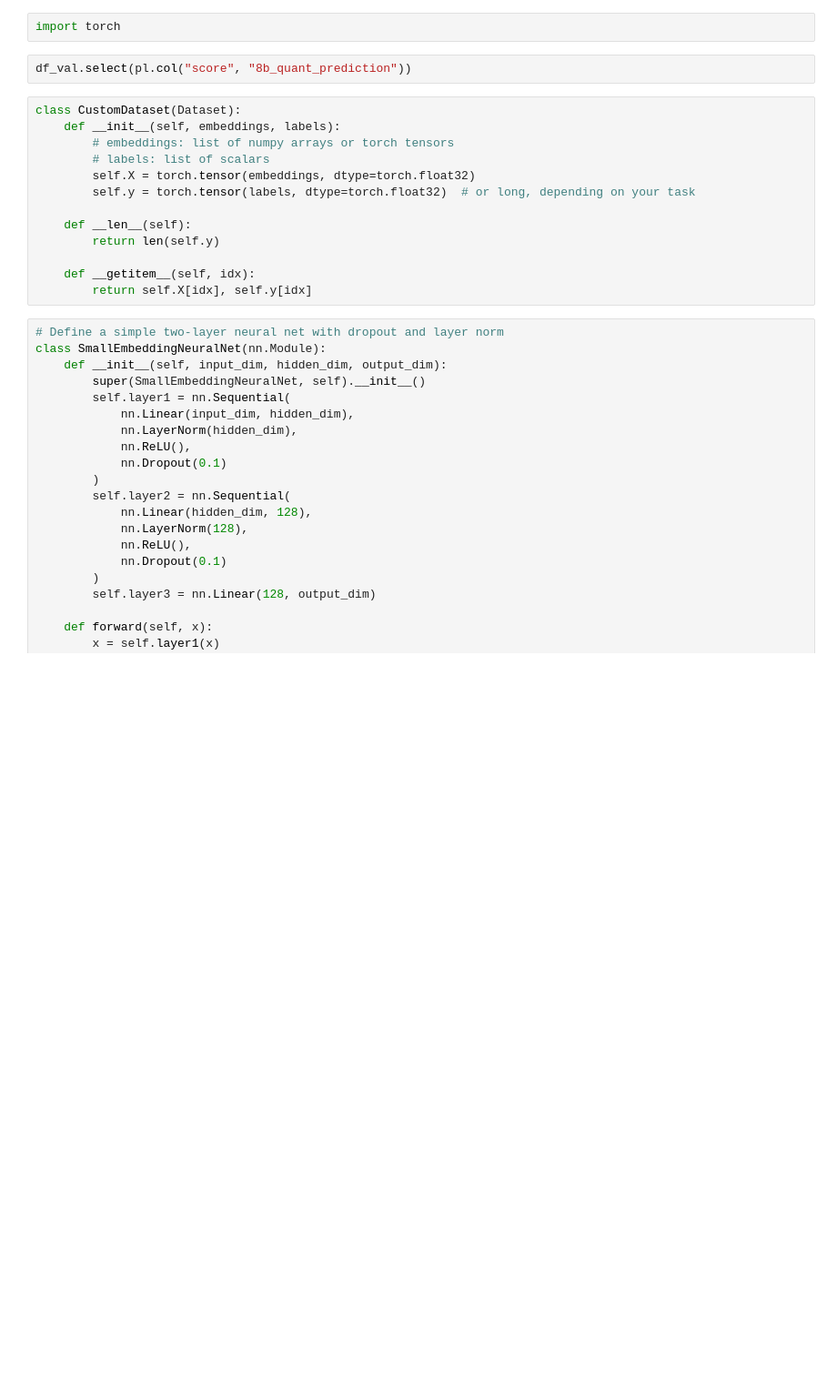
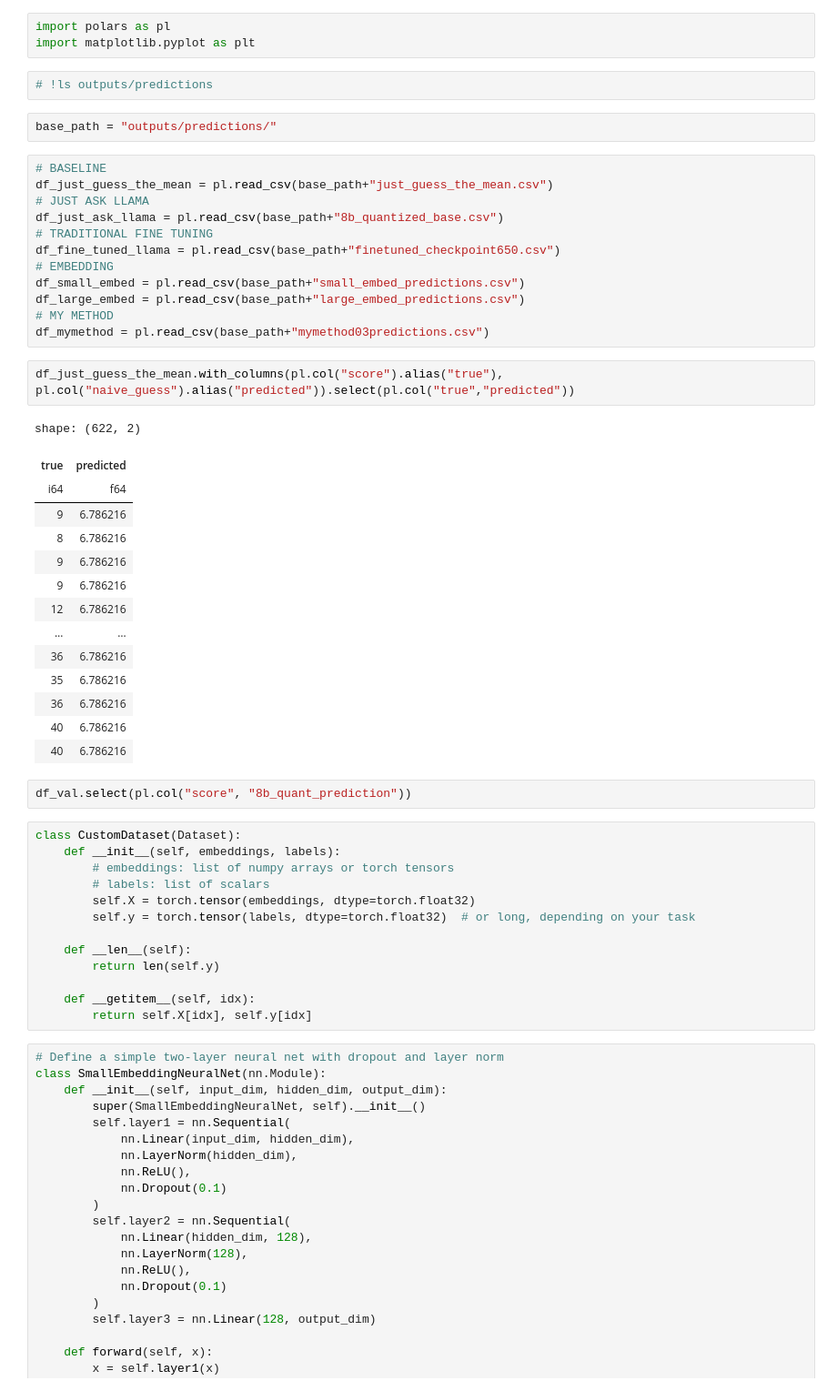
Before and after one commit to richardarcher1/essay_grader, a Jupyter notebook: main.ipynb, the cells around one changed output. Shown: that part at 91% size. Drawn from its saved outputs; the diff is of its cells as text; blank space fills up the shorter version.

```diff
--- a/main.ipynb
+++ b/main.ipynb
@@ -1,5 +1,39 @@
 # %%
-import torch
+import polars as pl
+import matplotlib.pyplot as plt
+# %%
+# !ls outputs/predictions
+# %%
+base_path = "outputs/predictions/"
+# %%
+# BASELINE
+df_just_guess_the_mean = pl.read_csv(base_path+"just_guess_the_mean.csv")
+# JUST ASK LLAMA
+df_just_ask_llama = pl.read_csv(base_path+"8b_quantized_base.csv")
+# TRADITIONAL FINE TUNING
+df_fine_tuned_llama = pl.read_csv(base_path+"finetuned_checkpoint650.csv")
+# EMBEDDING
+df_small_embed = pl.read_csv(base_path+"small_embed_predictions.csv")
+df_large_embed = pl.read_csv(base_path+"large_embed_predictions.csv")
+# MY METHOD
+df_mymethod = pl.read_csv(base_path+"mymethod03predictions.csv")
+# %%
+df_just_guess_the_mean.with_columns(pl.col("score").alias("true"), pl.col("naive_guess").alias("predicted")).select(pl.col("true","predicted"))
+# %% [output]
+shape: (622, 2)
+| true | predicted |
+| i64 | f64 |
+| 9 | 6.786216 |
+| 8 | 6.786216 |
+| 9 | 6.786216 |
+| 9 | 6.786216 |
+| 12 | 6.786216 |
+| … | … |
+| 36 | 6.786216 |
+| 35 | 6.786216 |
+| 36 | 6.786216 |
+| 40 | 6.786216 |
+| 40 | 6.786216 |
 # %%
 df_val.select(pl.col("score", "8b_quant_prediction"))
 # %%
```
Also changed, not shown: 37 other files.
